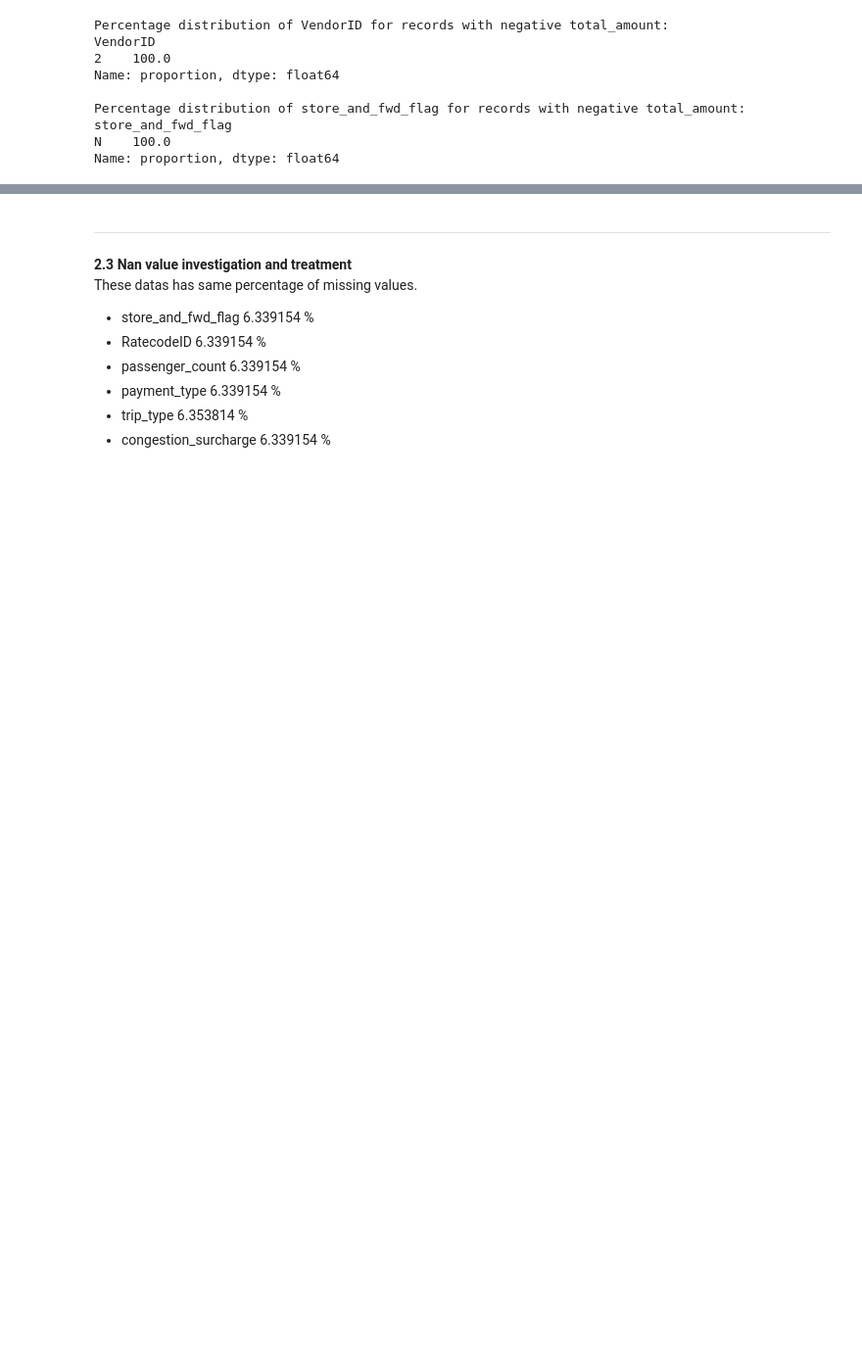
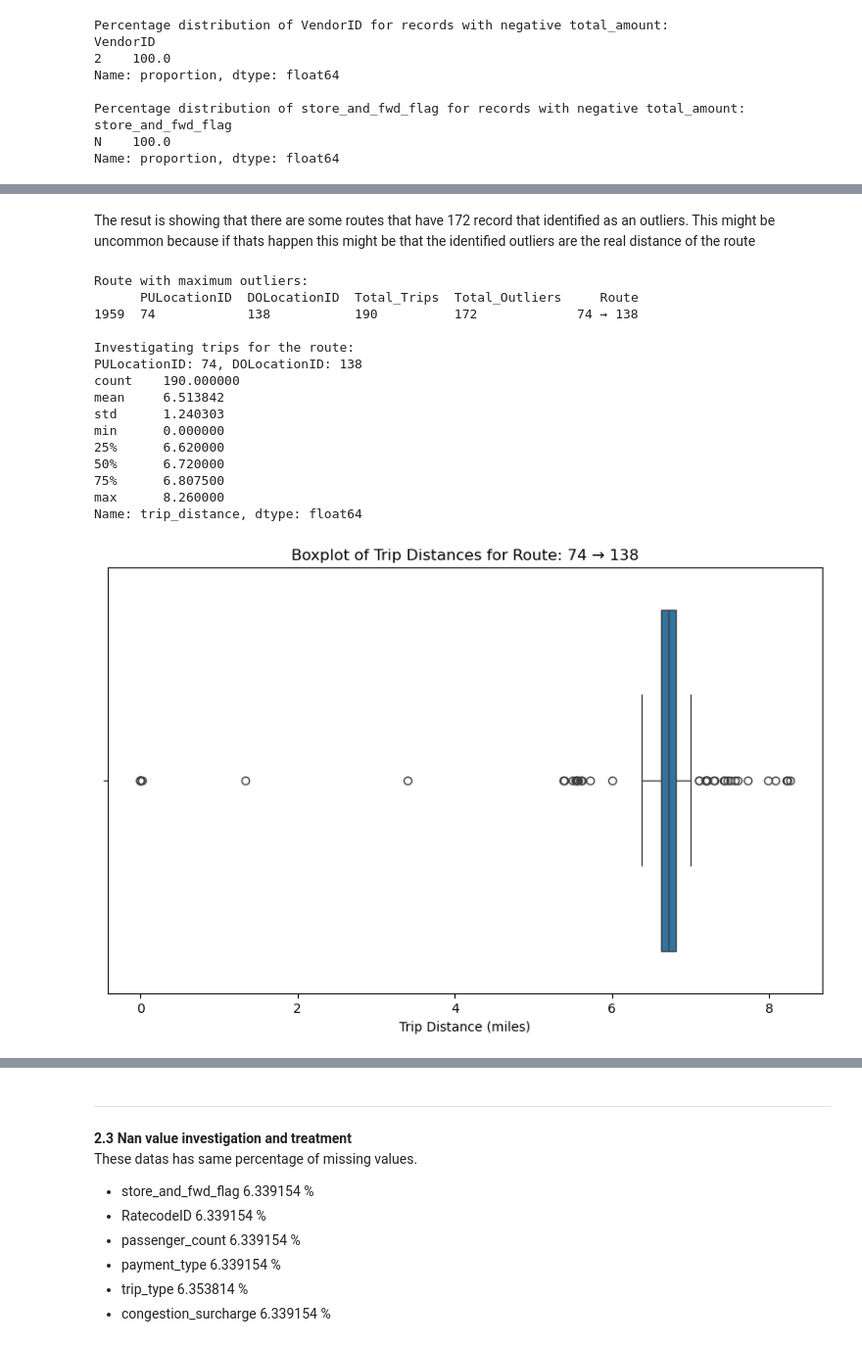
Before and after one commit to tdarum/NewYorkFleet, a Jupyter notebook: Capstone2Theresia-NYTaxi.ipynb, the cells around one changed output, grey strips where cells are left out. Shown at 98% size. Drawn from its saved outputs; the diff is of its cells as text; code cells hidden in the pictures; blank space fills up the shorter version.

```diff
--- a/Capstone2Theresia-NYTaxi.ipynb
+++ b/Capstone2Theresia-NYTaxi.ipynb
@@ -522,0 +675,13 @@ Name: proportion, dtype: float64
+# %%
+
+unique_route_set = set(unique_routes.itertuples(index=False, name=None))
+
+# Update 'outliers_trip' flag to False for rows that match these unique routes
+df['outliers_trip'] = df.apply(
+    lambda row: False if (row['PULocationID'], row['DOLocationID']) in unique_route_set else row['outliers_trip'],
+    axis=1
+)
+
+# Confirm the update by checking the count of remaining outliers
+remaining_outliers = df['outliers_trip'].sum()
+print(f"Remaining outliers after excluding unique routes: {remaining_outliers}")
@@ -522,0 +705,7 @@ Name: proportion, dtype: float64
+# %%
+filtered_routes = summary[(summary['Total_Trips'] != summary['Total_Outliers']) &
+    (summary['Total_Outliers'] > 0)]
+
+#Display the results
+print(filtered_routes[['Route', 'Total_Trips', 'Total_Outliers']])
+filtered_routes.Total_Outliers.describe()
@@ -522,0 +736,54 @@ Name: proportion, dtype: float64
+# %% [markdown]
+The resut is showing that there are some routes that have 172 record that identified as an outliers. This might be uncommon because if thats happen this might be that the identified outliers are the real distance of the route
+# %%
+# Identify the route with the maximum number of outliers
+max_outlier_route = filtered_routes[filtered_routes['Total_Outliers'] == filtered_routes['Total_Outliers'].max()]
+
+# Display the route information
+print("Route with maximum outliers:")
+print(max_outlier_route)
+
+# Extract the specific PULocationID and DOLocationID for further investigation
+pu_location_id = max_outlier_route['PULocationID'].values[0]
+do_location_id = max_outlier_route['DOLocationID'].values[0]
+
+#trips that associated with this data
+investigation_df = df[(df['PULocationID'] == pu_location_id) & (df['DOLocationID'] == do_location_id)]
+
+# df describe for the statistic function
+print("\nInvestigating trips for the route:")
+print(f"PULocationID: {pu_location_id}, DOLocationID: {do_location_id}")
+print(investigation_df['trip_distance'].describe())
+
+# plot the boxplot
+plt.figure(figsize=(10, 6))
+sns.boxplot(data=investigation_df, x='trip_distance',y=None, showfliers=True, legend=False)
+plt.title(f'Boxplot of Trip Distances for Route: {pu_location_id} → {do_location_id}')
+plt.xlabel('Trip Distance (miles)')
+plt.show()
+
+# check other variable that may relate to this outliers
+payment_type_counts = investigation_df['payment_type'].value_counts()
+print("\nPayment type distribution for the route:")
+print(payment_type_counts)
+
+vendorid_counts = investigation_df['VendorID'].value_counts()
+print("\nVendor ID distribution for the route:")
+print(vendorid_counts)
+# %% [output]
+Route with maximum outliers:
+      PULocationID  DOLocationID  Total_Trips  Total_Outliers     Route
+1959  74            138           190          172             74 → 138
+
+Investigating trips for the route:
+PULocationID: 74, DOLocationID: 138
+count    190.000000
+mean     6.513842
+std      1.240303
+min      0.000000
+25%      6.620000
+50%      6.720000
+75%      6.807500
+max      8.260000
+Name: trip_distance, dtype: float64
+[figure, added]
```
Also changed, not shown: parts of 30 cells of this notebook.
